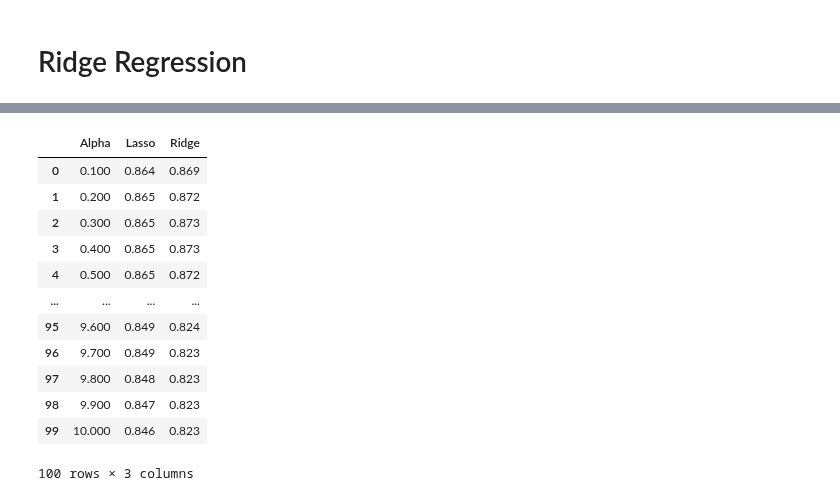
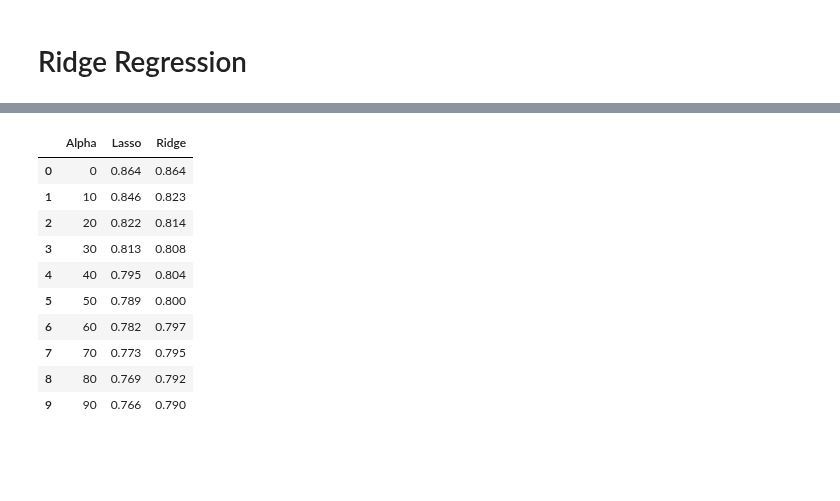
Before and after one commit to Harsh502s/ML-Assignments, a Jupyter notebook: ML-MF Pesentation/Presentation code.ipynb, the cells around one changed output, grey strips where cells are left out. Cells and saved outputs as stored; diff of their text form; code cells hidden in the pictures; blank space fills up the shorter version.

```diff
--- a/ML-MF Pesentation/Presentation code.ipynb
+++ b/ML-MF Pesentation/Presentation code.ipynb
@@ -195,22 +251,20 @@ RMSE:  1356.219886710097
 r2_values = pd.DataFrame([r2_lasso, r2_ridge]).T
 r2_values.reset_index(inplace=True)
 r2_values.columns = ['Alpha',"Lasso", "Ridge"]
-# %%
-r2_values
-# %% [output]
-|  | Alpha | Lasso | Ridge |
-| 0 | 0.100 | 0.864 | 0.869 |
-| 1 | 0.200 | 0.865 | 0.872 |
-| 2 | 0.300 | 0.865 | 0.873 |
-| 3 | 0.400 | 0.865 | 0.873 |
-| 4 | 0.500 | 0.865 | 0.872 |
-| ... | ... | ... | ... |
-| 95 | 9.600 | 0.849 | 0.824 |
-| 96 | 9.700 | 0.849 | 0.823 |
-| 97 | 9.800 | 0.848 | 0.823 |
-| 98 | 9.900 | 0.847 | 0.823 |
-| 99 | 10.000 | 0.846 | 0.823 |
-100 rows × 3 columns
+# %%
+r2_values.sort_values(by=['Ridge'], ascending=False).head(10)
+# %% [output]
+|  | Alpha | Lasso | Ridge |
+| 0 | 0 | 0.864 | 0.864 |
+| 1 | 10 | 0.846 | 0.823 |
+| 2 | 20 | 0.822 | 0.814 |
+| 3 | 30 | 0.813 | 0.808 |
+| 4 | 40 | 0.795 | 0.804 |
+| 5 | 50 | 0.789 | 0.800 |
+| 6 | 60 | 0.782 | 0.797 |
+| 7 | 70 | 0.773 | 0.795 |
+| 8 | 80 | 0.769 | 0.792 |
+| 9 | 90 | 0.766 | 0.790 |
 # %%
 # Plot the R2 scores for both Lasso and Ridge with respect to alpha
 
```
Also changed, not shown: parts of 7 cells of this notebook.
